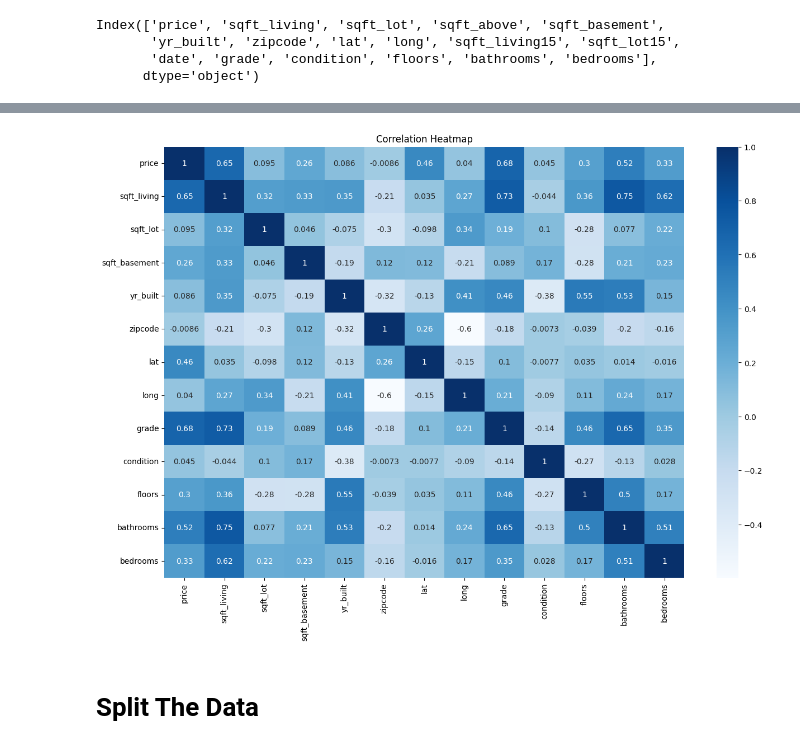
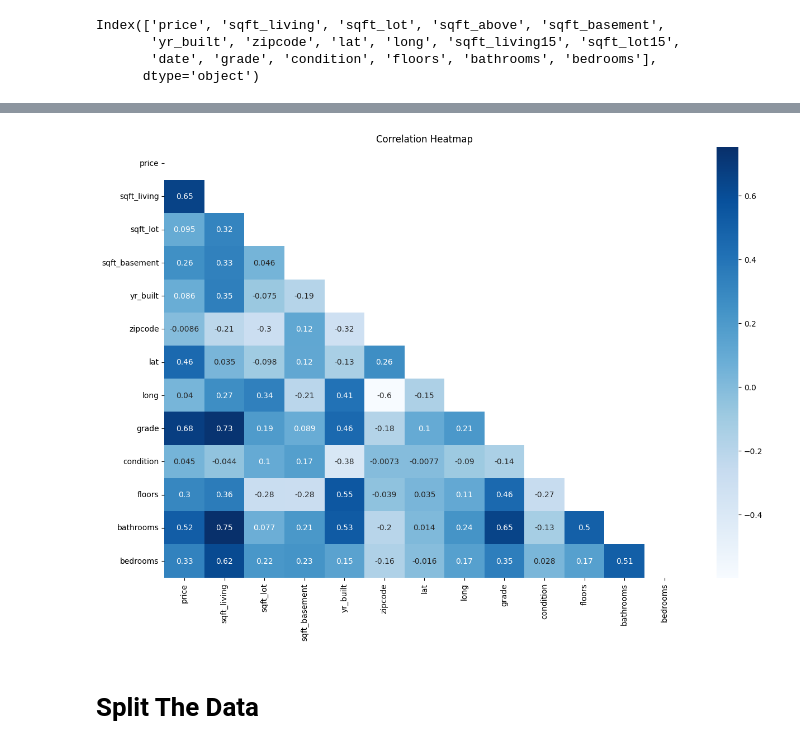
Before and after one commit to ABDELHALIM9/ML_project, a Jupyter notebook: Numerical/hous_price/ml-project-regression.ipynb, the cells around one changed output, grey strips where cells are left out. Saved outputs shown, nothing was run; the diff lists cells and outputs as text; code cells hidden in the pictures.

```diff
--- a/Numerical/hous_price/ml-project-regression.ipynb
+++ b/Numerical/hous_price/ml-project-regression.ipynb
@@ -300,14 +307,23 @@ print(transformed_df['sqft_lot15'].corr(transformed_df['price']))
 # %%
 #'sqft_above','sqft_living15','grade','bathrooms'
 transformed_df.drop(['sqft_above','sqft_living15','sqft_lot15','date'],axis=1,inplace=True)
+# %%
+# after delete the column that have hige correlation
+correlation_matrix = transformed_df.corr()
+mask=np.triu(np.ones_like(correlation_matrix,dtype=bool))
+plt.figure(figsize=(15, 10))
+sns.heatmap(correlation_matrix, annot=True,mask=mask, cmap='Blues')
+plt.title('Correlation Heatmap')
+plt.show()
+# %% [output]
+[figure, added]
 # %%
-correlation_matrix = transformed_df.corr()
-plt.figure(figsize=(15, 10))
-sns.heatmap(correlation_matrix, annot=True, cmap='Blues')
-plt.title('Correlation Heatmap')
-plt.show()
+# after delete the column that have hige correlation
+#correlation_matrix = transformed_df.corr()
+#plt.figure(figsize=(15, 10))
+#sns.heatmap(correlation_matrix, annot=True, cmap='Blues')
+#plt.title('Correlation Heatmap')
+#plt.show()
-# %% [output]
-[figure, removed]
 # %% [markdown]
 # Split The Data
 # %%
```
Also changed, not shown: parts of 26 cells of this notebook.
